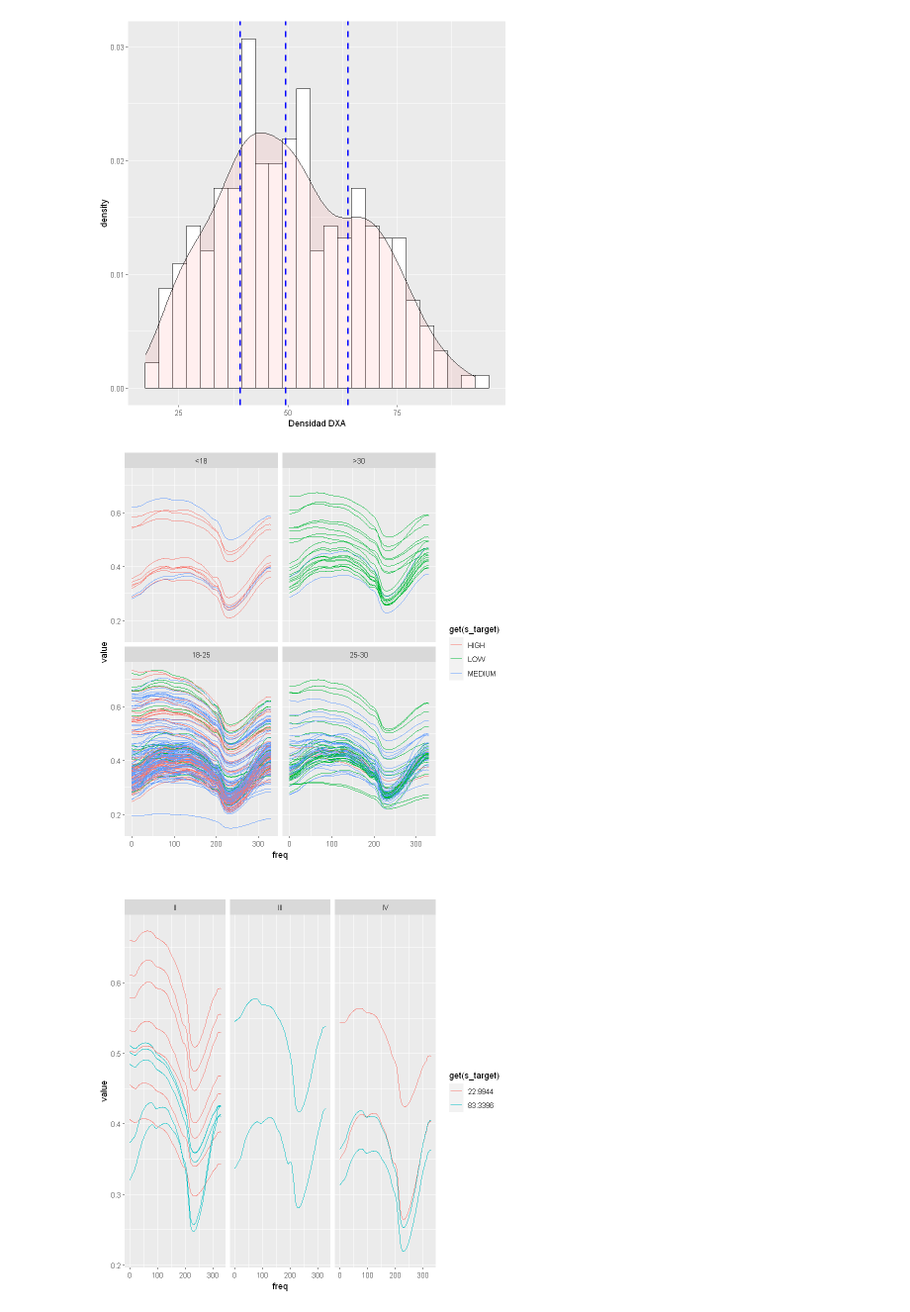
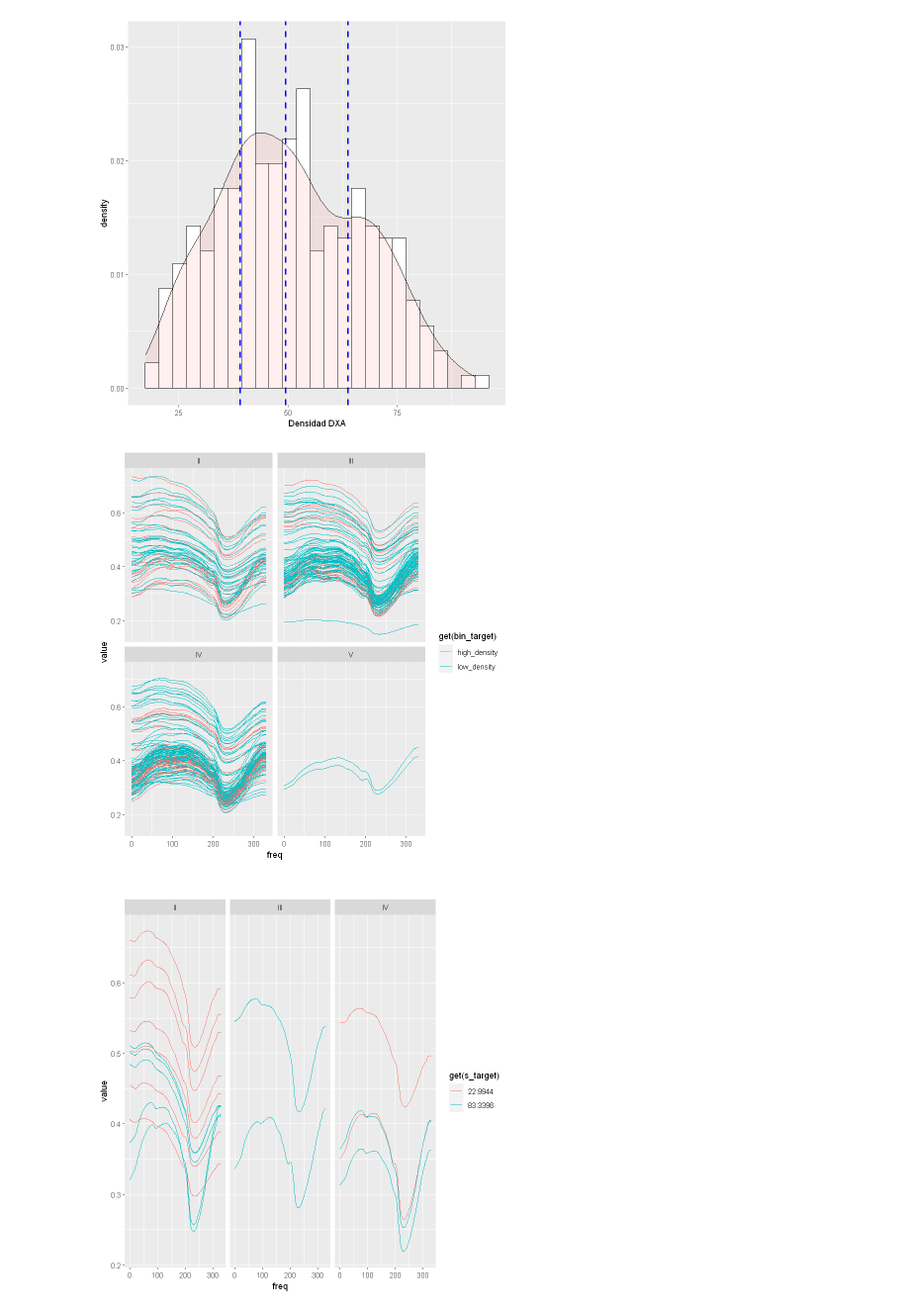
Before and after one commit to foncea/scio, a Jupyter notebook: exploration_R.ipynb, the cells around one changed output. Shown at 99% size. Drawn from its saved outputs; the diff is of its cells as text; code cells hidden in the pictures.

```diff
--- a/exploration_R.ipynb
+++ b/exploration_R.ipynb
@@ -49,16 +55,16 @@ df2 = df %>%
 
 df2 = df2 %>%
     mutate(
+        !!bin_target := ifelse(
+            get(target) > quantile(get(target), 0.75),
+            "high_density",
+            "low_density"
+        ),
 #         !!bin_target := ifelse(
-#             get(target) > quantile(get(target), 0.75),
+#             get(target) > 60,
 #             "high_density",
 #             "low_density"
 #         ),
-        !!bin_target := ifelse(
-            get(target) > 50,
-            "high_density",
-            "low_density"
-        ),
         !!s_target := case_when(
             get(target) >  quantile(get(target), 0.75) ~ 'HIGH',
             get(target) < quantile(get(target), 0.25) ~ 'LOW',
@@ -71,9 +77,9 @@ df2 = df2 %>%
 #             TRUE ~ "BMI_4_Quartil"
 #         ),
         BMI_segment = case_when(
-            BMI < 18 ~ "<18",
-            BMI < 25 ~ "18-25",
-            BMI < 30 ~ "25-30",
-            TRUE ~ ">30"
+            BMI < 18 ~ "1. <18",
+            BMI < 25 ~ "2. 18-25",
+            BMI < 30 ~ "3. 25-30",
+            TRUE ~ "4. >30"
         )
     )
@@ -140,38 +148,38 @@ df2 %>%
 # %%
 # Separar por color
 
 df2 %>%
     filter(
         !folio %in% folio_filter &
         mama != 'left_2'
     ) %>%
-    select(- c(target, BMI, Peso)) %>%
+    select(-c(target, BMI, Peso)) %>%
     pivot_longer(
         cols = !c(!!bin_target, !!s_target, BMI_segment, folio, copa_sosten, edad, color, mama),
         names_to = "series",
         values_to = "value",
         values_drop_na = TRUE
     ) %>%
     mutate(
         serie = str_replace(series, "_.*", ""),
         freq = as.numeric(str_replace(series, ".*_", ""))
     ) %>%
     filter(serie == 'spectrum') %>%
 #     ungroup() %>%
-#     group_by(.dots = s_target, freq, BMI_segment) %>%
+#     group_by(.dots = bin_target, freq, color) %>%
 #     summarize(value = mean(value)) %>%
     ungroup()  %>%
     ggplot(aes(
         x = freq,
         y = value,
-        color = get(s_target),
+        color = get(bin_target),
         group = interaction(folio, mama)
         )
     ) +
     geom_line() +
-    facet_wrap(~ BMI_segment)
+    facet_wrap(~ color)
 # %% [output]
-[figure, old version]
+[figure, new version]
 # %%
 # Separar por BMI por mama
 
```
Also changed, not shown: parts of 3 cells of this notebook, 19 other files.
